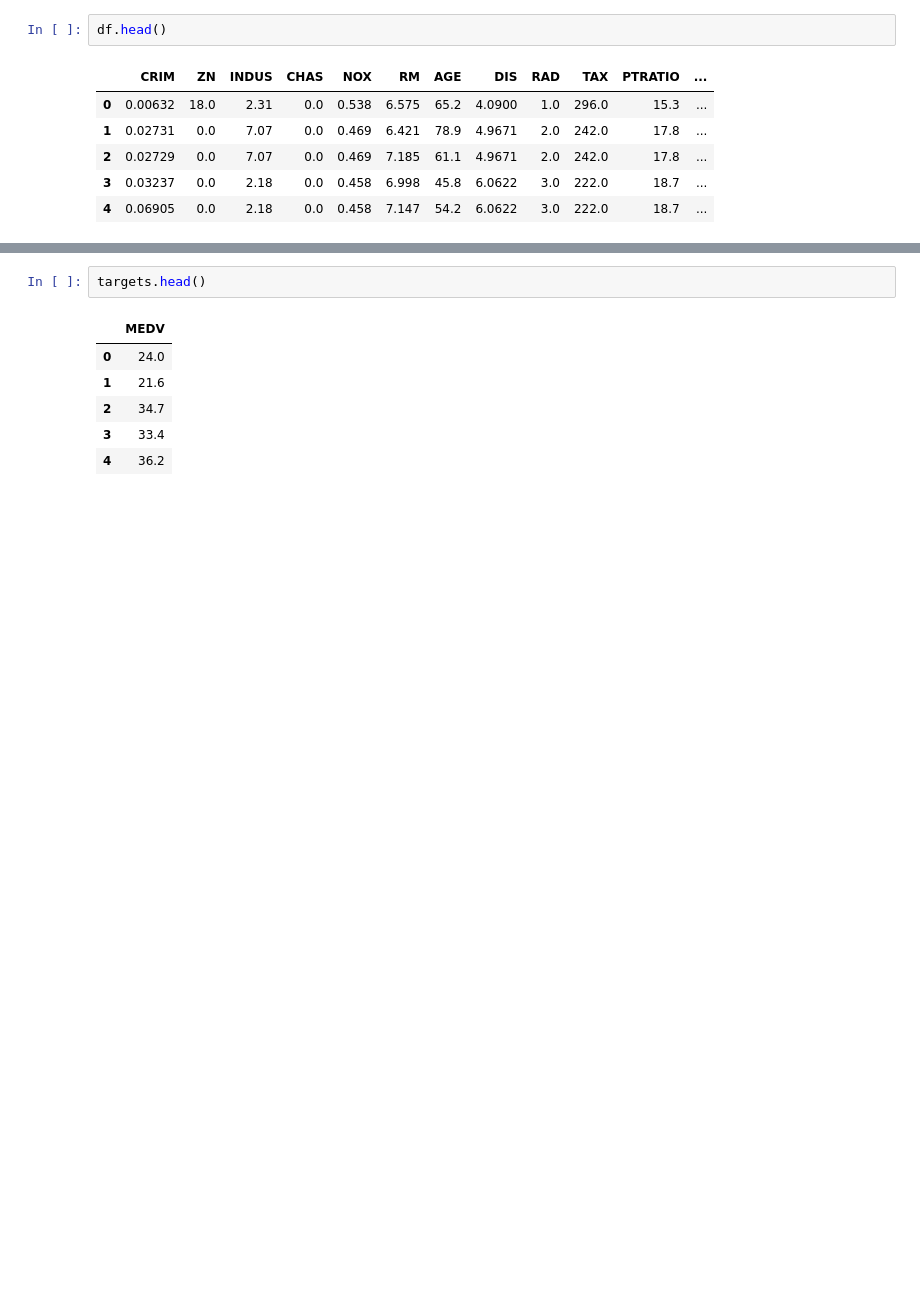
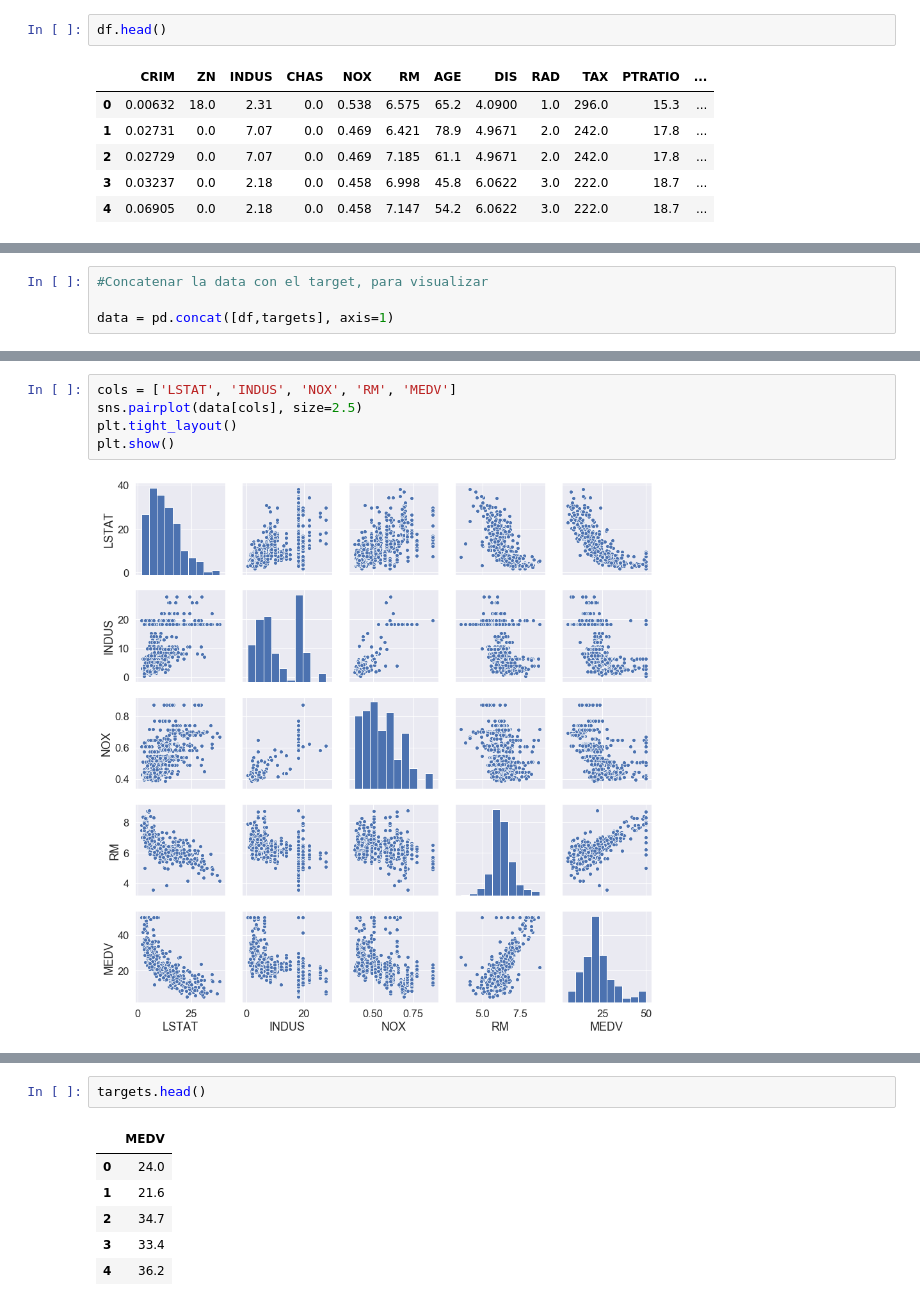
Before and after one commit to EvelynGraterol/MachineLearning, a Jupyter notebook: RegresiónLineal_1.ipynb, the cells around one changed output, grey strips where cells are left out. Drawn from its saved outputs; the diff is of its cells as text; blank space fills up the shorter version.

Commit message:
Ingreso de pairplot

```diff
--- a/RegresiónLineal_1.ipynb
+++ b/RegresiónLineal_1.ipynb
@@ -65,0 +70,4 @@ df.head()
+# %%
+#Concatenar la data con el target, para visualizar
+
+data = pd.concat([df,targets], axis=1)
@@ -65,0 +83,7 @@ df.head()
+# %%
+cols = ['LSTAT', 'INDUS', 'NOX', 'RM', 'MEDV']
+sns.pairplot(data[cols], size=2.5)
+plt.tight_layout()
+plt.show()
+# %% [output]
+[figure, added]
```
Also changed, not shown: parts of 8 cells of this notebook.
